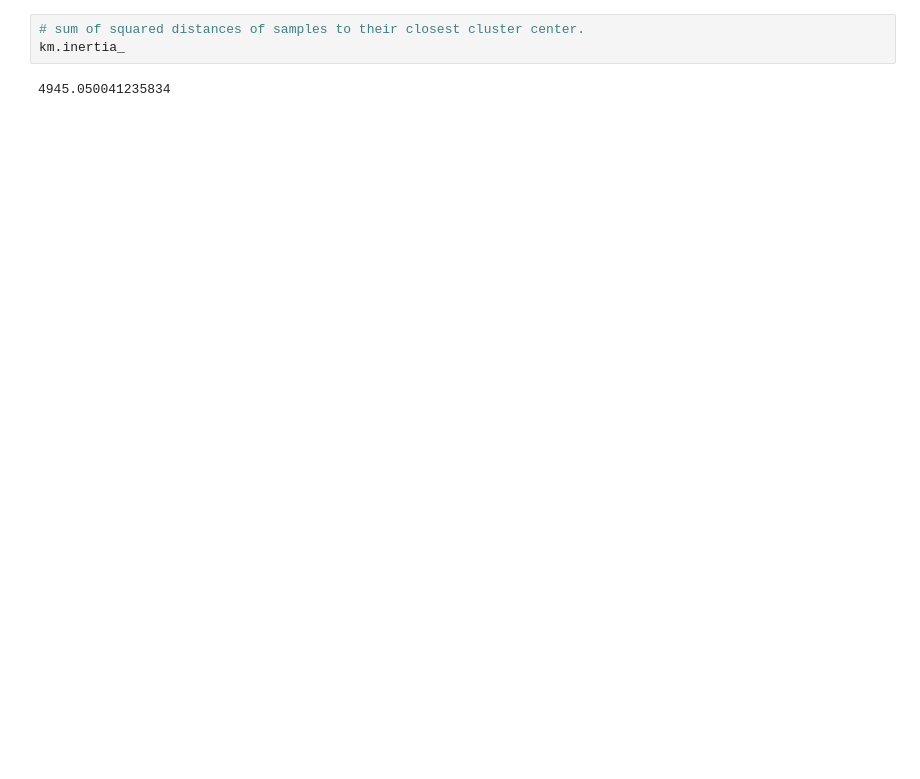
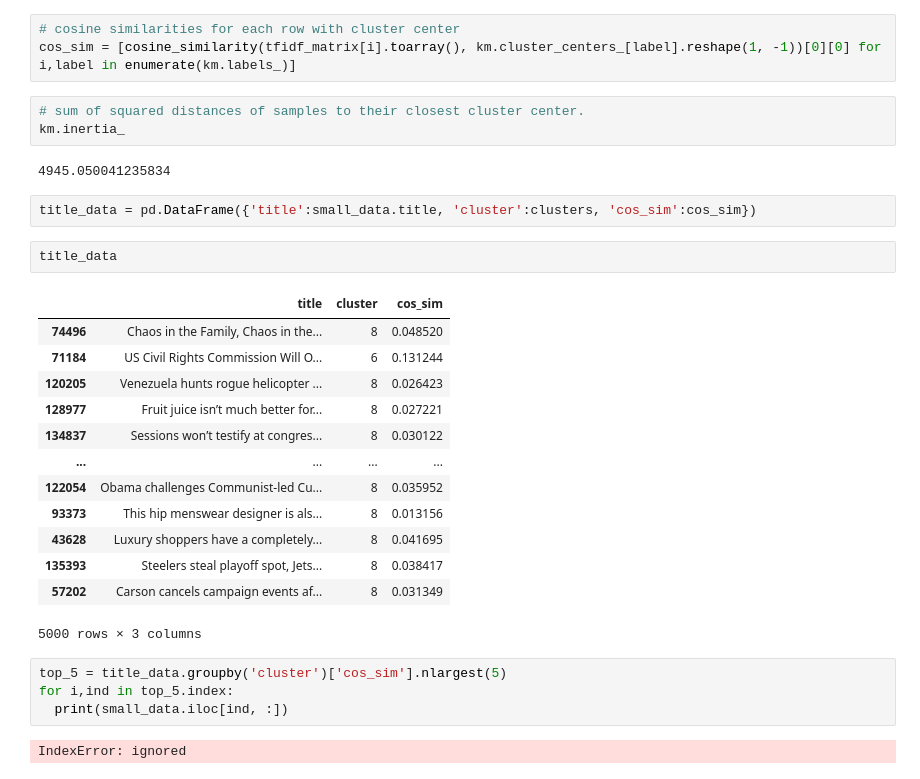
Before and after one commit to s-miramontes/News_Filter, a Jupyter notebook: Pilot/Data Cleanse and Clustering Models.ipynb, the cells around one changed output. Saved outputs shown, nothing was run; the diff lists cells and outputs as text; blank space fills up the shorter version.

```diff
--- a/Pilot/Data Cleanse and Clustering Models.ipynb
+++ b/Pilot/Data Cleanse and Clustering Models.ipynb
@@ -224,5 +202,32 @@ pd.DataFrame({'title':small_data.title, 'cluster': clusters})
+# %%
+# cosine similarities for each row with cluster center
+cos_sim = [cosine_similarity(tfidf_matrix[i].toarray(), km.cluster_centers_[label].reshape(1, -1))[0][0] for i,label in enumerate(km.labels_)]
 # %%
 # sum of squared distances of samples to their closest cluster center.
 km.inertia_
 # %% [output]
 4945.050041235834
+# %%
+title_data = pd.DataFrame({'title':small_data.title, 'cluster':clusters, 'cos_sim':cos_sim})
+# %%
+title_data
+# %% [output]
+|  | title | cluster | cos_sim |
+| 74496 | Chaos in the Family, Chaos in the... | 8 | 0.048520 |
+| 71184 | US Civil Rights Commission Will O... | 6 | 0.131244 |
+| 120205 | Venezuela hunts rogue helicopter ... | 8 | 0.026423 |
+| 128977 | Fruit juice isn’t much better for... | 8 | 0.027221 |
+| 134837 | Sessions won’t testify at congres... | 8 | 0.030122 |
+| ... | ... | ... | ... |
+| 122054 | Obama challenges Communist-led Cu... | 8 | 0.035952 |
+| 93373 | This hip menswear designer is als... | 8 | 0.013156 |
+| 43628 | Luxury shoppers have a completely... | 8 | 0.041695 |
+| 135393 | Steelers steal playoff spot, Jets... | 8 | 0.038417 |
+| 57202 | Carson cancels campaign events af... | 8 | 0.031349 |
+5000 rows × 3 columns
+# %%
+top_5 = title_data.groupby('cluster')['cos_sim'].nlargest(5)
+for i,ind in top_5.index:
+  print(small_data.iloc[ind, :])
+# %% [output]
+IndexError: ignored
```
Also changed, not shown: parts of 6 cells of this notebook.
